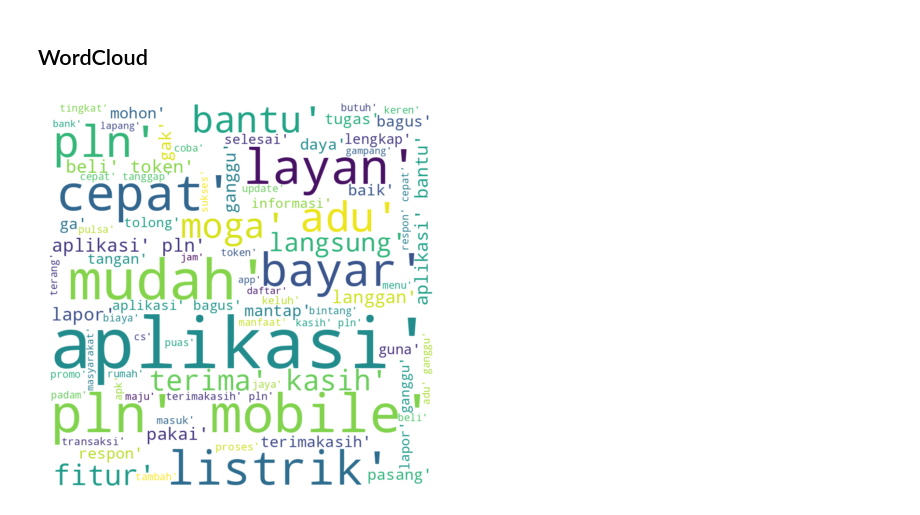
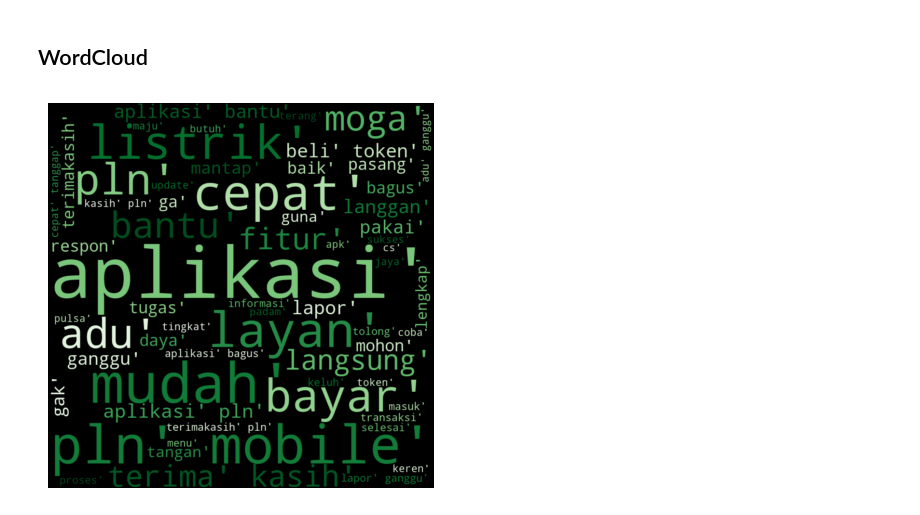
Before and after one commit to naufalmaa/sentiment_analysis_pln_mobile, a Jupyter notebook: analisis-sentimen-unsupervised-lexical.ipynb, the cells around one changed output. Cells and saved outputs as stored; diff of their text form; code cells hidden in the pictures.

```diff
--- a/analisis-sentimen-unsupervised-lexical.ipynb
+++ b/analisis-sentimen-unsupervised-lexical.ipynb
@@ -767,19 +812,19 @@ datagroup.to_csv('positif.csv')
 # %%
-positif = pd.read_csv('positif.csv')
+positif = pd.read_csv('output/positif.csv')
 %matplotlib inline
 
 import matplotlib.pyplot as plt
 from wordcloud import WordCloud, ImageColorGenerator
 allWords = ' '.join([twts for twts in  positif['preprocessing']])
-wordCloud = WordCloud(colormap="viridis",background_color='white',
+wordCloud = WordCloud(colormap="Greens",background_color='black',
                        width=800, height=800, random_state=10, max_font_size=200, min_font_size=20).generate(allWords)
 
 plt.figure( figsize=(10,5), facecolor='k', frameon=False)
 plt.imshow(wordCloud, interpolation="bilinear")
 plt.axis('off')
 plt.show()
 # %% [output]
-[figure, old version]
+[figure, new version]
 # %%
 df_GROUPBY_label = data_inset.groupby("label", sort=False)
 df_GROUPBY_label.get_group('negatif')
```
Also changed, not shown: parts of 58 cells of this notebook, 7 other files.
